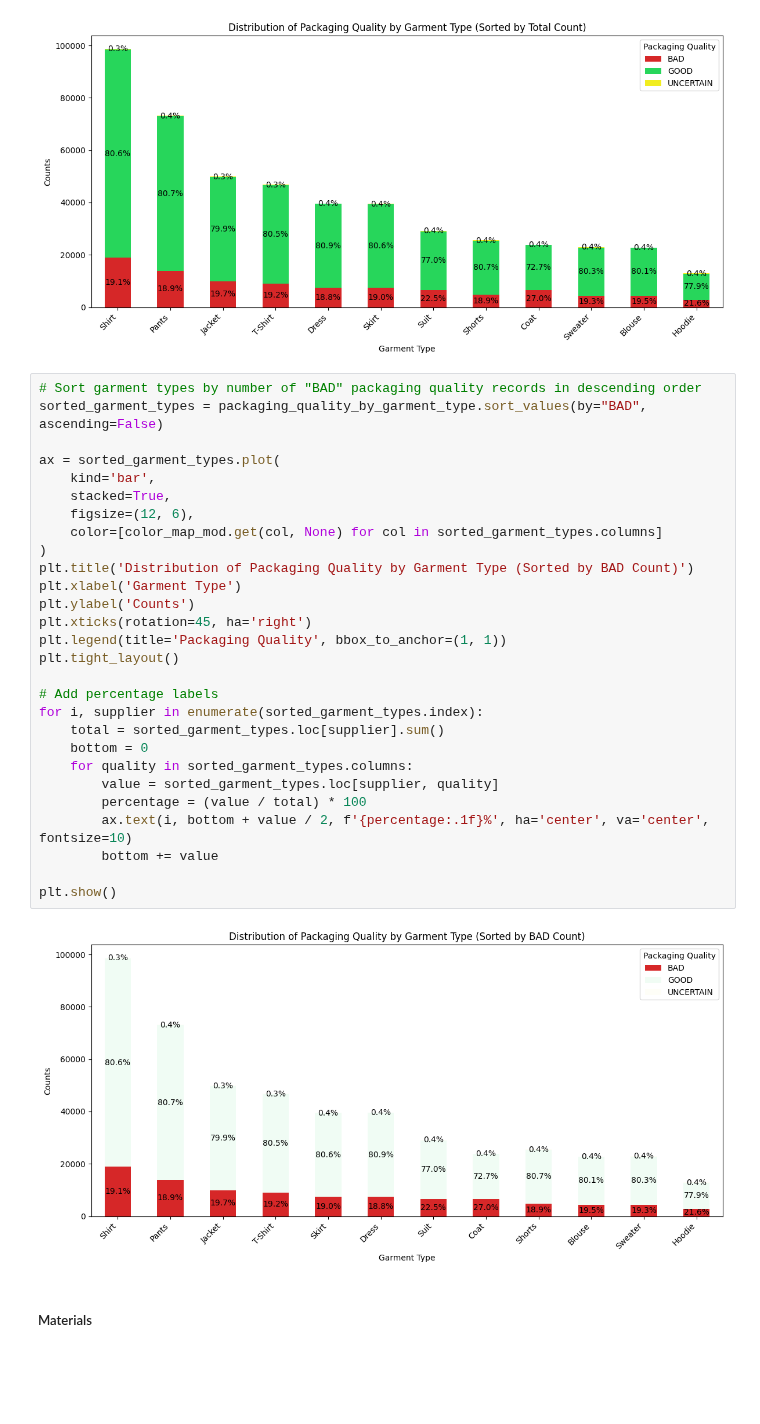
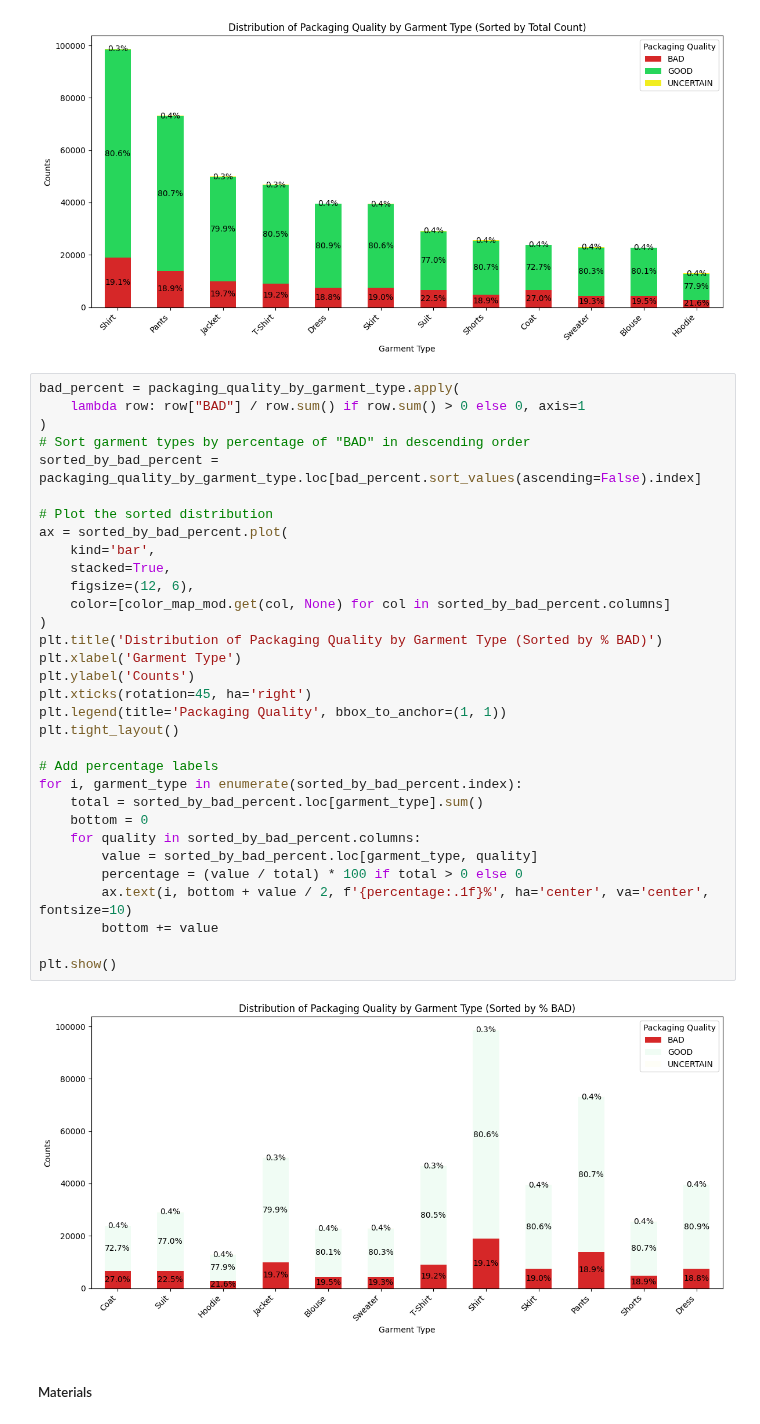
Before and after one commit to uligt/capstone, a Jupyter notebook: EDA/density_report_prod_attribute_packaging_quality.ipynb, the cells around one changed output. Cells and saved outputs as stored; diff of their text form; blank space fills up the shorter version.

```diff
--- a/EDA/density_report_prod_attribute_packaging_quality.ipynb
+++ b/EDA/density_report_prod_attribute_packaging_quality.ipynb
@@ -212,36 +216,40 @@ for i, garment_type in enumerate(sorted_packaging_quality_by_garment_type.index)
 plt.show()
 # %% [output]
 [figure]
-# %%
-# Sort garment types by number of "BAD" packaging quality records in descending order
-sorted_garment_types = packaging_quality_by_garment_type.sort_values(by="BAD", ascending=False)
-
-ax = sorted_garment_types.plot(
-    kind='bar',
-    stacked=True,
-    figsize=(12, 6),
-    color=[color_map_mod.get(col, None) for col in sorted_garment_types.columns]
-)
-plt.title('Distribution of Packaging Quality by Garment Type (Sorted by BAD Count)')
-plt.xlabel('Garment Type')
-plt.ylabel('Counts')
-plt.xticks(rotation=45, ha='right')
-plt.legend(title='Packaging Quality', bbox_to_anchor=(1, 1))
-plt.tight_layout()
-
-# Add percentage labels
-for i, supplier in enumerate(sorted_garment_types.index):
-    total = sorted_garment_types.loc[supplier].sum()
-    bottom = 0
-    for quality in sorted_garment_types.columns:
-        value = sorted_garment_types.loc[supplier, quality]
-        percentage = (value / total) * 100
-        ax.text(i, bottom + value / 2, f'{percentage:.1f}%', ha='center', va='center', fontsize=10)
-        bottom += value
-
-plt.show()
-# %% [output]
-[figure, removed]
+# %%
+bad_percent = packaging_quality_by_garment_type.apply(
+    lambda row: row["BAD"] / row.sum() if row.sum() > 0 else 0, axis=1
+)
+# Sort garment types by percentage of "BAD" in descending order
+sorted_by_bad_percent = packaging_quality_by_garment_type.loc[bad_percent.sort_values(ascending=False).index]
+
+# Plot the sorted distribution
+ax = sorted_by_bad_percent.plot(
+    kind='bar',
+    stacked=True,
+    figsize=(12, 6),
+    color=[color_map_mod.get(col, None) for col in sorted_by_bad_percent.columns]
+)
+plt.title('Distribution of Packaging Quality by Garment Type (Sorted by % BAD)')
+plt.xlabel('Garment Type')
+plt.ylabel('Counts')
+plt.xticks(rotation=45, ha='right')
+plt.legend(title='Packaging Quality', bbox_to_anchor=(1, 1))
+plt.tight_layout()
+
+# Add percentage labels
+for i, garment_type in enumerate(sorted_by_bad_percent.index):
+    total = sorted_by_bad_percent.loc[garment_type].sum()
+    bottom = 0
+    for quality in sorted_by_bad_percent.columns:
+        value = sorted_by_bad_percent.loc[garment_type, quality]
+        percentage = (value / total) * 100 if total > 0 else 0
+        ax.text(i, bottom + value / 2, f'{percentage:.1f}%', ha='center', va='center', fontsize=10)
+        bottom += value
+
+plt.show()
+# %% [output]
+[figure, added]
 # %% [markdown]
 ##### Materials
 # %%
```
Also changed, not shown: parts of 6 cells of this notebook, 2 other files.
